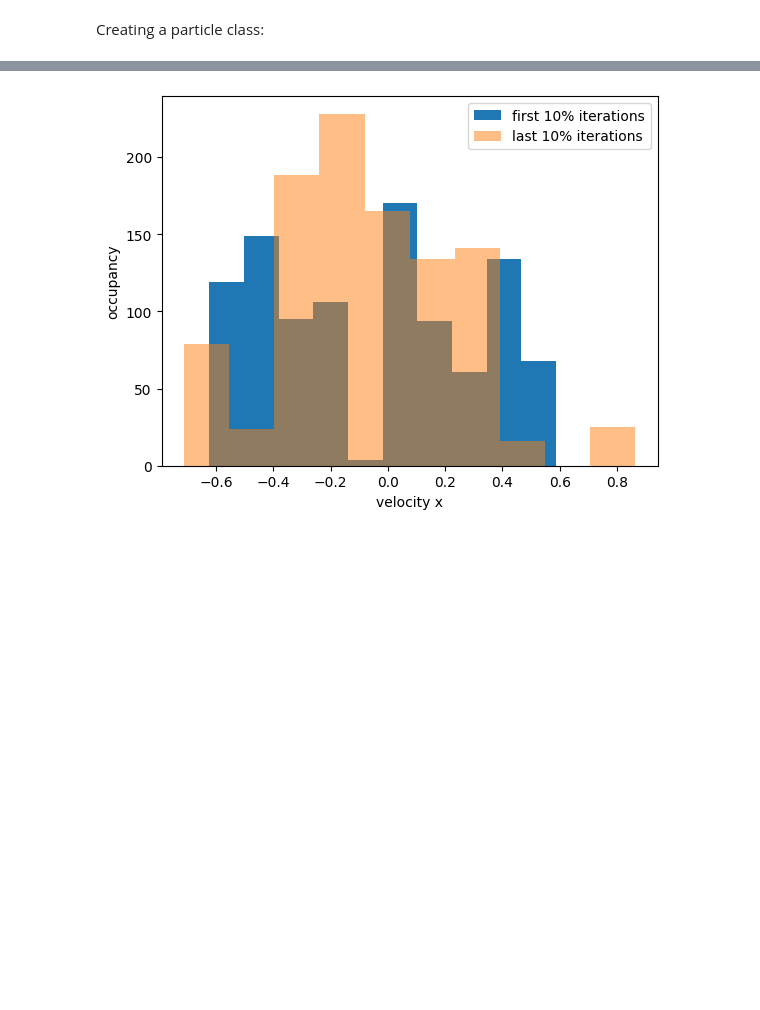
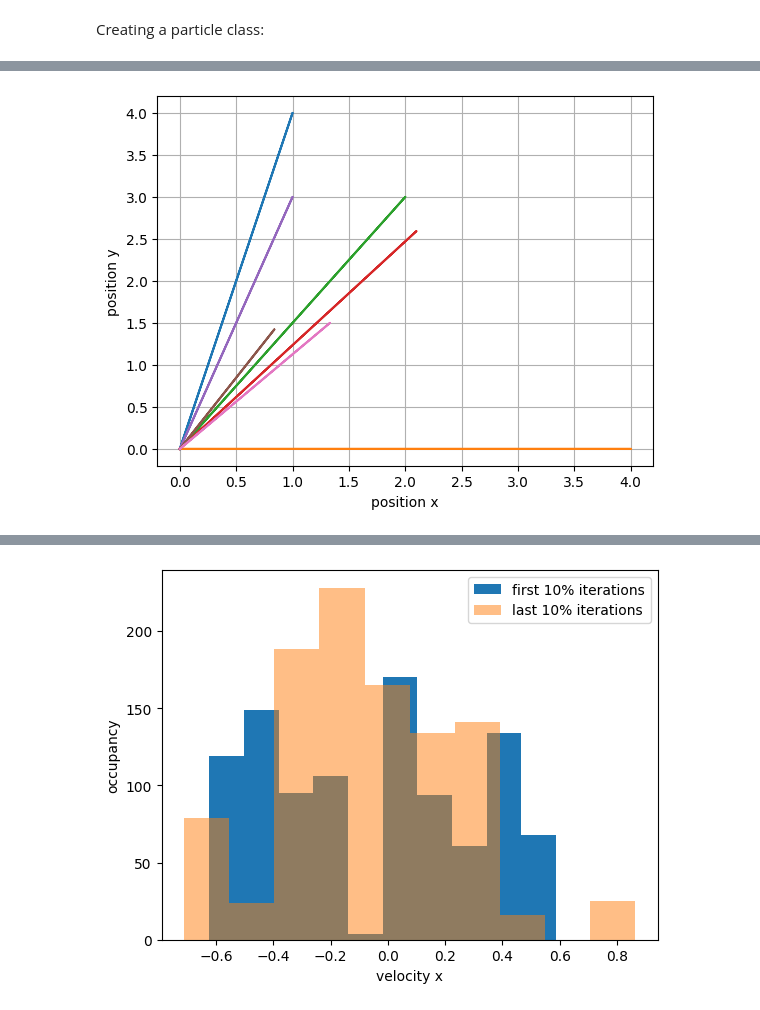
Before and after one commit to JONNeKK/ccs, a Jupyter notebook: week_2/week_2.ipynb, the cells around one changed output, grey strips where cells are left out. Cells and saved outputs as stored; diff of their text form; code cells hidden in the pictures; blank space fills up the shorter version.

```diff
--- a/week_2/week_2.ipynb
+++ b/week_2/week_2.ipynb
@@ -34,12 +34,13 @@ class Particle:
     pos : the 2-dimensional position of the particle\n
     vel : the x- and y-component of the particle velocity
     """
-    def __init__(self, r, x, y, vx, vy):
+    def __init__(self, r, m, x, y, vx, vy):
         """Initializing the Particle class.\n
         r       : radius of the particle\n
         x, y    : x and y positions. Don't need to be inside of a box-class\n
         vx, vy  : velocities in x- and y-direction
         """
+        self.m = m
         self.r = r
         self.pos = np.array([x,y],dtype=float)
         self.vel = np.array([vx,vy],dtype=float)
@@ -529,11 +501,20 @@ box = Box(box_size)
 # %%
-number_of_particles = 20
+# defining the box
+box_size = [5,5]#nm
+
+box = Box(box_size)
+
+
+
+number_of_particles = 7
 radius = 0.5
-vel = np.ones(number_of_particles)*0.5
-'''angles = np.random.uniform(0,2*np.pi,number_of_particles)
+mass = 18 #g/mol
+vel = np.ones(number_of_particles)*150 # nm/ns
+angles = np.random.uniform(0,2*np.pi,number_of_particles)
 print(angles)
-angles = [np.pi/4+0.1,-np.pi/4-0.1]
-x = [7,13]
-y = [10,10]'''
+#angles = [np.pi/4+0.1,-np.pi/4-0.1]
+'''angles = [np.pi/2,-np.pi/2]
+x = [1,4]
+y = [1,1]'''
 
-box.fill_particles(number_of_particles,radius,vel)
+box.fill_particles(number_of_particles,radius,mass,vel)
@@ -540,6 +524,7 @@ box.fill_particles(number_of_particles,radius,vel)
 # %%
 # Defining number of simulation steps
-steps = 500
-sim = Simulation(box, steps, 0.5)
+steps = 2000
+dt = 2e-6 #ns
+sim = Simulation(box, steps, dt)
 # %%
-sim.run()
+sim.run('lennard-jones')
@@ -548 +586,5 @@ sim.run()
+# %%
+sim.show_traj()
+# %% [output]
+[figure, added]
 # %%
```
Also changed, not shown: parts of 9 cells of this notebook.
